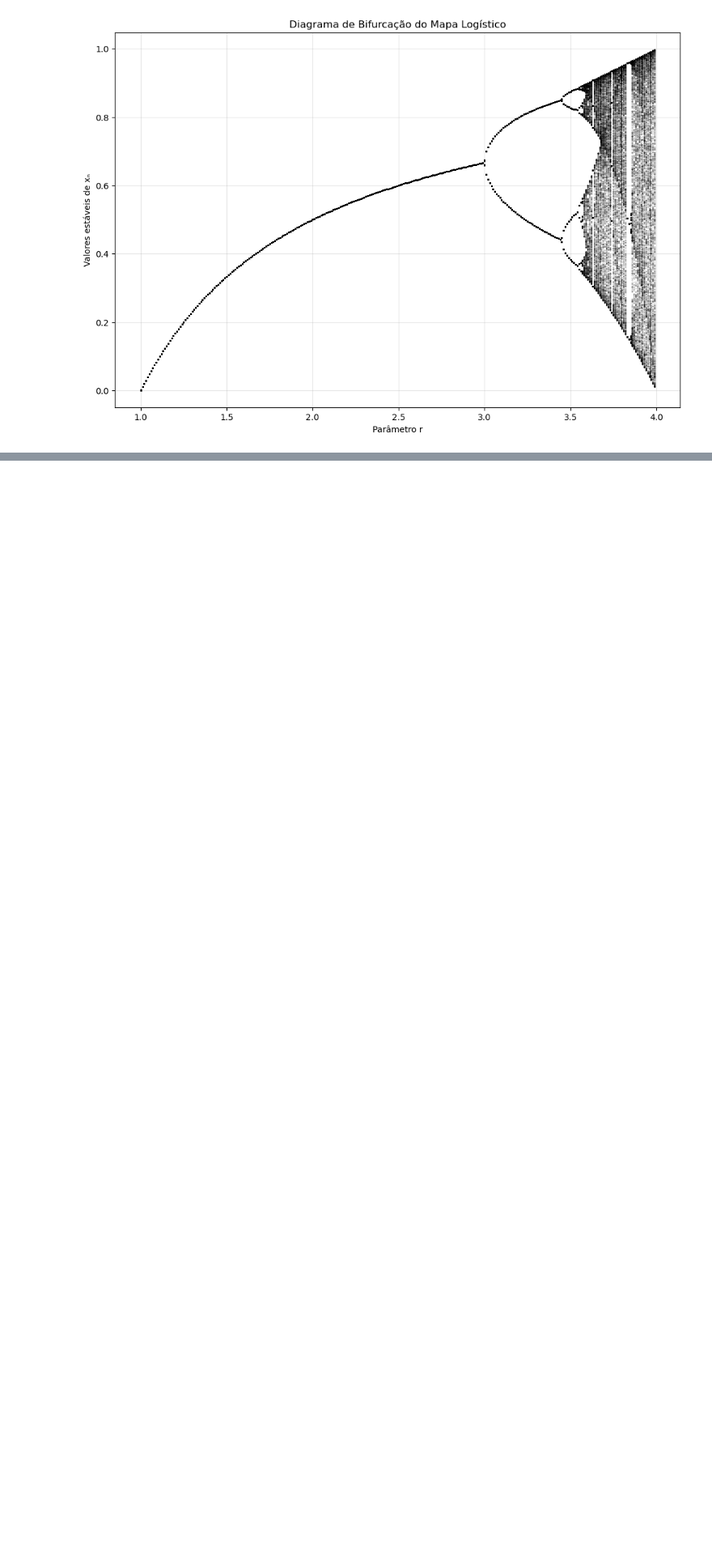
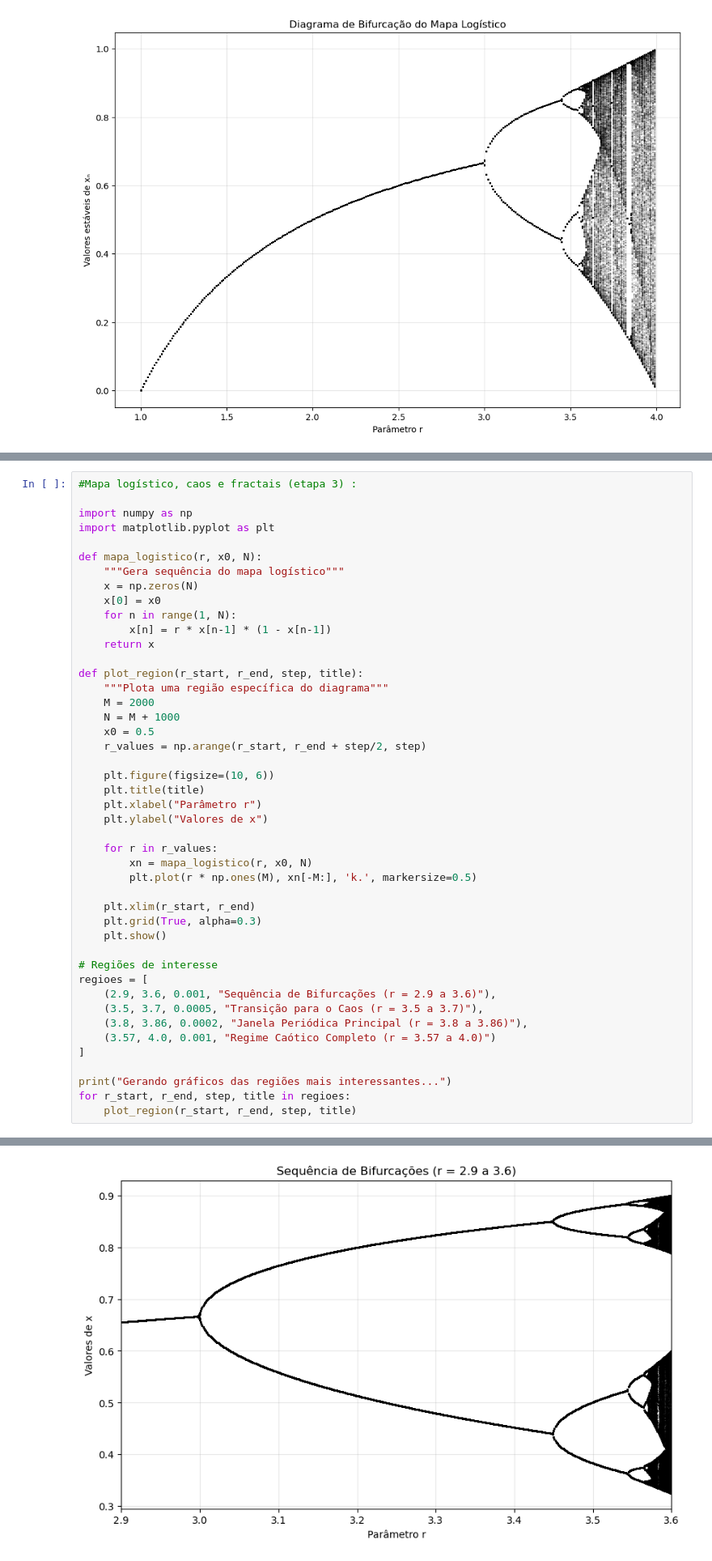
Before and after one commit to marianasenuke/testevscode2, a Jupyter notebook: teste.ipynb, the cells around one changed output, grey strips where cells are left out. Shown at 81% size. Drawn from its saved outputs; the diff is of its cells as text; blank space fills up the shorter version.

```diff
--- a/teste.ipynb
+++ b/teste.ipynb
@@ -407,0 +334,46 @@ Calculando pontos... (isso pode levar alguns segundos)
+# %%
+#Mapa logístico, caos e fractais (etapa 3) :
+
+import numpy as np
+import matplotlib.pyplot as plt
+
+def mapa_logistico(r, x0, N):
+    """Gera sequência do mapa logístico"""
+    x = np.zeros(N)
+    x[0] = x0
+    for n in range(1, N):
+        x[n] = r * x[n-1] * (1 - x[n-1])
+    return x
+
+def plot_region(r_start, r_end, step, title):
+    """Plota uma região específica do diagrama"""
+    M = 2000
+    N = M + 1000
+    x0 = 0.5
+    r_values = np.arange(r_start, r_end + step/2, step)
+
+    plt.figure(figsize=(10, 6))
+    plt.title(title)
+    plt.xlabel("Parâmetro r")
+    plt.ylabel("Valores de x")
+
+    for r in r_values:
+        xn = mapa_logistico(r, x0, N)
+        plt.plot(r * np.ones(M), xn[-M:], 'k.', markersize=0.5)
+
+    plt.xlim(r_start, r_end)
+    plt.grid(True, alpha=0.3)
+    plt.show()
+
+# Regiões de interesse
+regioes = [
+    (2.9, 3.6, 0.001, "Sequência de Bifurcações (r = 2.9 a 3.6)"),
+    (3.5, 3.7, 0.0005, "Transição para o Caos (r = 3.5 a 3.7)"),
+    (3.8, 3.86, 0.0002, "Janela Periódica Principal (r = 3.8 a 3.86)"),
+    (3.57, 4.0, 0.001, "Regime Caótico Completo (r = 3.57 a 4.0)")
+]
+
+print("Gerando gráficos das regiões mais interessantes...")
+for r_start, r_end, step, title in regioes:
+    plot_region(r_start, r_end, step, title)
+# %% [output]
@@ -407,0 +381 @@ Calculando pontos... (isso pode levar alguns segundos)
+[figure, added]
```
Also changed, not shown: parts of 10 cells of this notebook.
